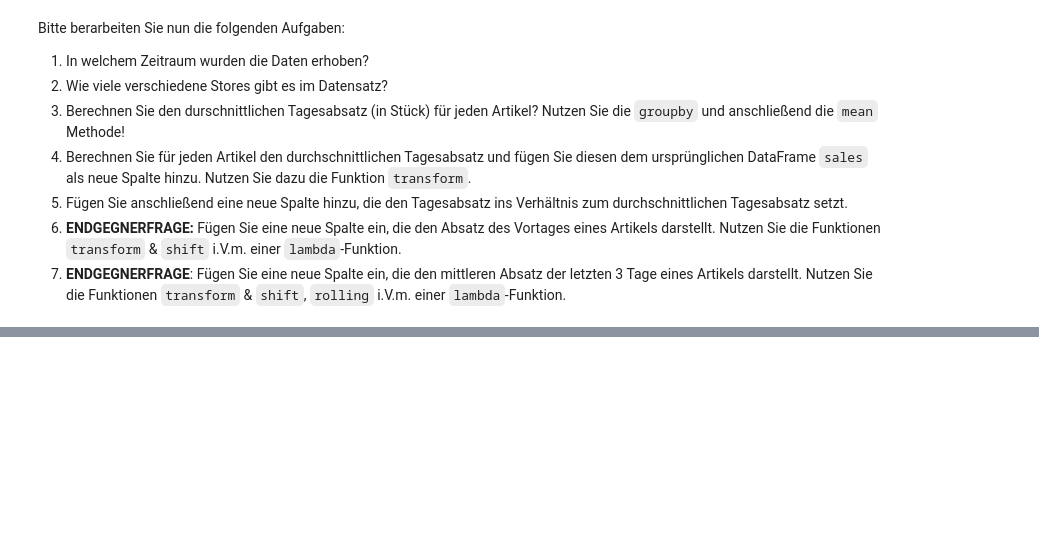
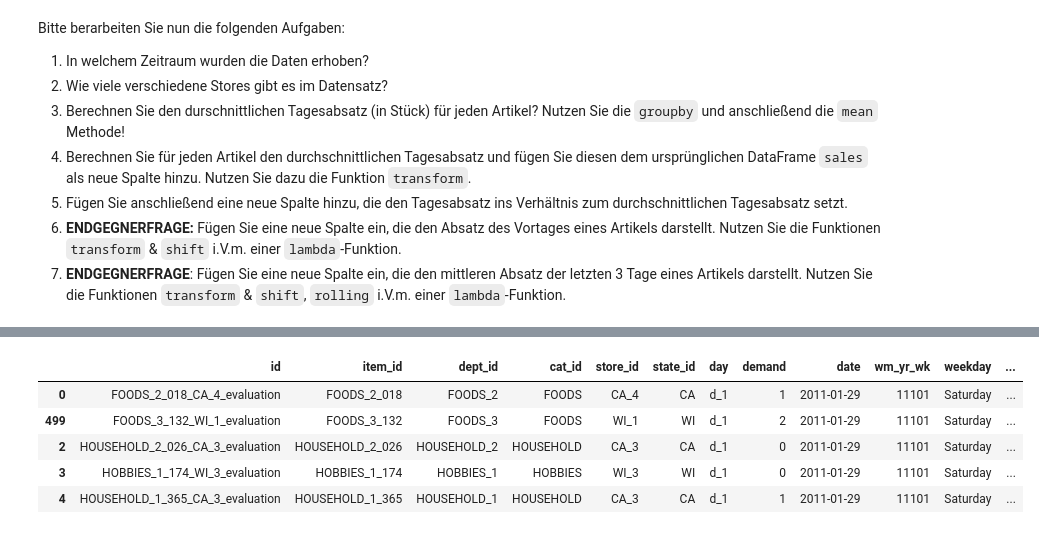
Before and after one commit to AlexKressner/Business_Intelligence, a Jupyter notebook: Pandas_Intro.ipynb, the cells around one changed output, grey strips where cells are left out. Cells and saved outputs as stored; diff of their text form; code cells hidden in the pictures; blank space fills up the shorter version.

```diff
--- a/Pandas_Intro.ipynb
+++ b/Pandas_Intro.ipynb
@@ -1027,3 +1246,9 @@ Bitte berarbeiten Sie nun die folgenden Aufgaben:
 1. Fügen Sie anschließend eine neue Spalte hinzu, die den Tagesabsatz ins Verhältnis zum durchschnittlichen Tagesabsatz setzt.
 1. **ENDGEGNERFRAGE:** Fügen Sie eine neue Spalte ein, die den Absatz des Vortages eines Artikels darstellt. Nutzen Sie die Funktionen `transform` & `shift` i.V.m. einer `lambda`-Funktion.
 1. **ENDGEGNERFRAGE**: Fügen Sie eine neue Spalte ein, die den mittleren Absatz der letzten 3 Tage eines Artikels darstellt. Nutzen Sie die Funktionen `transform` & `shift`, `rolling` i.V.m. einer `lambda`-Funktion.
+# %%
+# Frage1
+sales.date = pd.to_datetime(sales.date)
+#sales = sales.sort_values(by="date", ascending=True)
+sales.sort_values(by="date", ascending=True, inplace=True)
+sales.date.min(), sales.date.max()
@@ -1029,0 +1272,11 @@ Bitte berarbeiten Sie nun die folgenden Aufgaben:
+# %%
+# Frage4
+sales["mean_demand"] = sales.groupby("item_id")["demand"].transform("mean")
+sales.head()
+# %% [output]
+|  | id | item_id | dept_id | cat_id | store_id | state_id | day | demand | date | wm_yr_wk | weekday | ... |
+| 0 | FOODS_2_018_CA_4_evaluation | FOODS_2_018 | FOODS_2 | FOODS | CA_4 | CA | d_1 | 1 | 2011-01-29 | 11101 | Saturday | ... |
+| 499 | FOODS_3_132_WI_1_evaluation | FOODS_3_132 | FOODS_3 | FOODS | WI_1 | WI | d_1 | 2 | 2011-01-29 | 11101 | Saturday | ... |
+| 2 | HOUSEHOLD_2_026_CA_3_evaluation | HOUSEHOLD_2_026 | HOUSEHOLD_2 | HOUSEHOLD | CA_3 | CA | d_1 | 0 | 2011-01-29 | 11101 | Saturday | ... |
+| 3 | HOBBIES_1_174_WI_3_evaluation | HOBBIES_1_174 | HOBBIES_1 | HOBBIES | WI_3 | WI | d_1 | 0 | 2011-01-29 | 11101 | Saturday | ... |
+| 4 | HOUSEHOLD_1_365_CA_3_evaluation | HOUSEHOLD_1_365 | HOUSEHOLD_1 | HOUSEHOLD | CA_3 | CA | d_1 | 1 | 2011-01-29 | 11101 | Saturday | ... |
```
Also changed, not shown: parts of 31 cells of this notebook.
